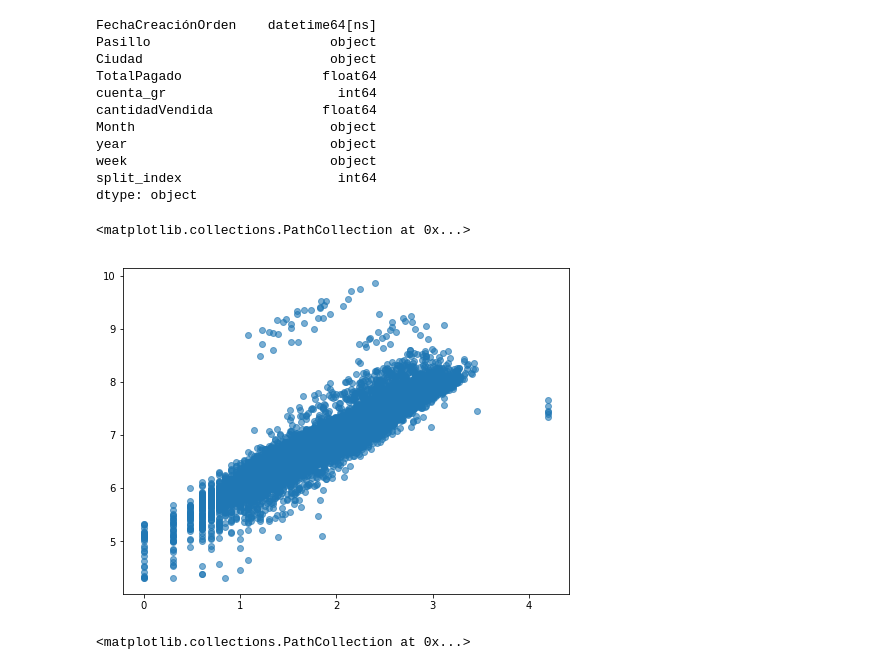
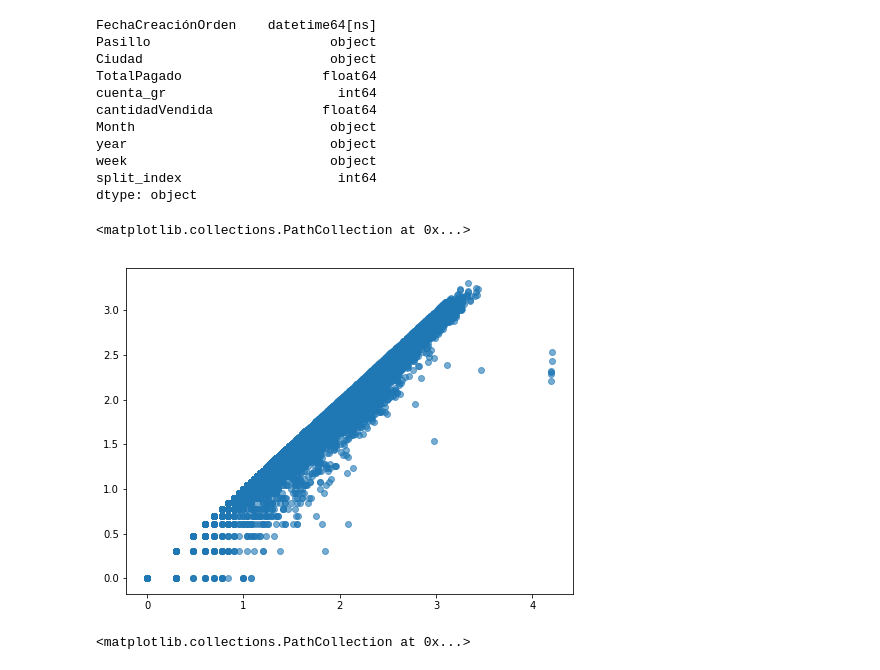
Before and after one commit to juansebastiang29/dashborard_sc, a Jupyter notebook: src/Data_exploration.ipynb, the cells around one changed output. Drawn from its saved outputs; the diff is of its cells as text; code cells hidden in the pictures.

```diff
--- a/src/Data_exploration.ipynb
+++ b/src/Data_exploration.ipynb
@@ -197,11 +217,11 @@ dtype: object
 # %%
 plt.figure(figsize=(8,6))
 plt.scatter(np.log10(serie.cantidadVendida),
-        np.log10(serie.TotalPagado),
+        np.log10(serie.cuenta_gr),
             alpha = 0.6)
 # %% [output]
 <matplotlib.collections.PathCollection at 0x...>
-[figure, old version]
+[figure, new version]
 # %%
 plt.figure(figsize=(8,6))
 plt.scatter(np.log10(df_p.cantidadVendida),
```
Also changed, not shown: parts of 36 cells of this notebook, 2 other files.
